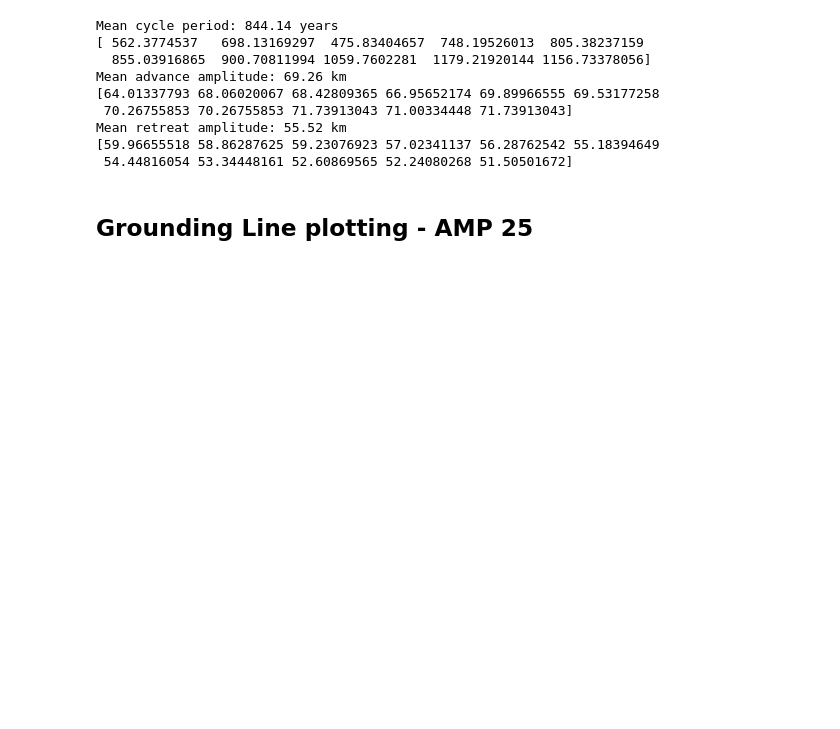
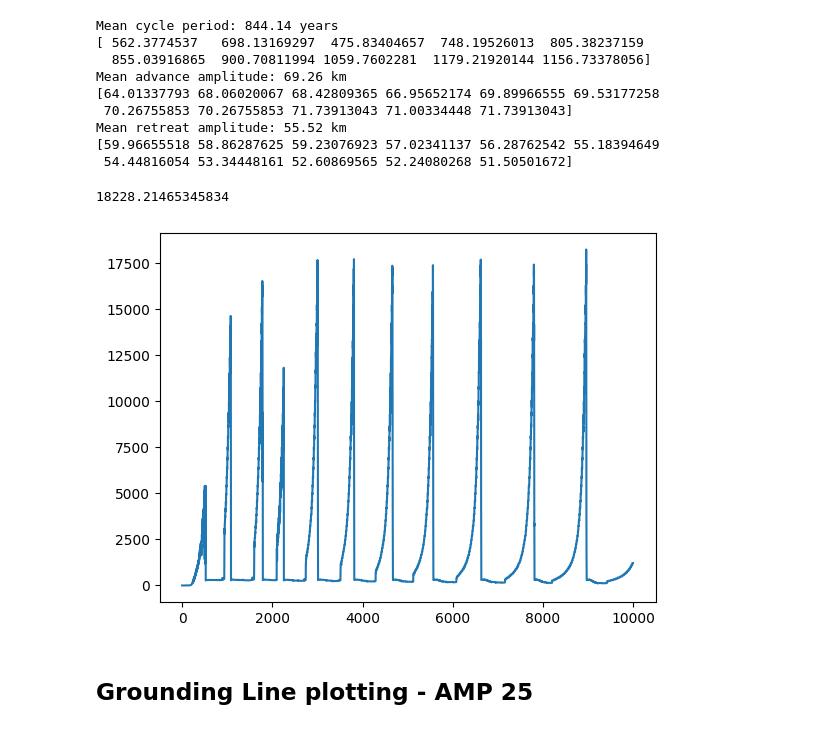
Before and after one commit to ktlix2ski/brinkmodeltest, a Jupyter notebook: Analysis/Amplitude_Tests.ipynb, the cells around one changed output. Cells and saved outputs as stored; diff of their text form; code cells hidden in the pictures; blank space fills up the shorter version.

```diff
--- a/Analysis/Amplitude_Tests.ipynb
+++ b/Analysis/Amplitude_Tests.ipynb
@@ -168,6 +168,20 @@ Mean advance amplitude: 69.26 km
 Mean retreat amplitude: 55.52 km
 [59.96655518 58.86287625 59.23076923 57.02341137 56.28762542 55.18394649
  54.44816054 53.34448161 52.60869565 52.24080268 51.50501672]
+# %%
+max_Qs_0 = np.array([max(values) for values in Qs_dict.values()])
+time_0 = np.array(list(Qs_dict.keys()))
+
+mask = time_0 <= 10000
+
+time_0 = time_0[mask]
+max_Qs_0 = max_Qs_0[mask]
+plt.plot(time_0, max_Qs_0)
+MAX_0 = np.max(max_Qs_0)
+print(MAX_0)
+# %% [output]
+18228.21465345834
+[figure, added]
 # %% [markdown]
 ## Grounding Line plotting - AMP 25
 # %%
```
Also changed, not shown: parts of 17 cells of this notebook, 7 other files.
